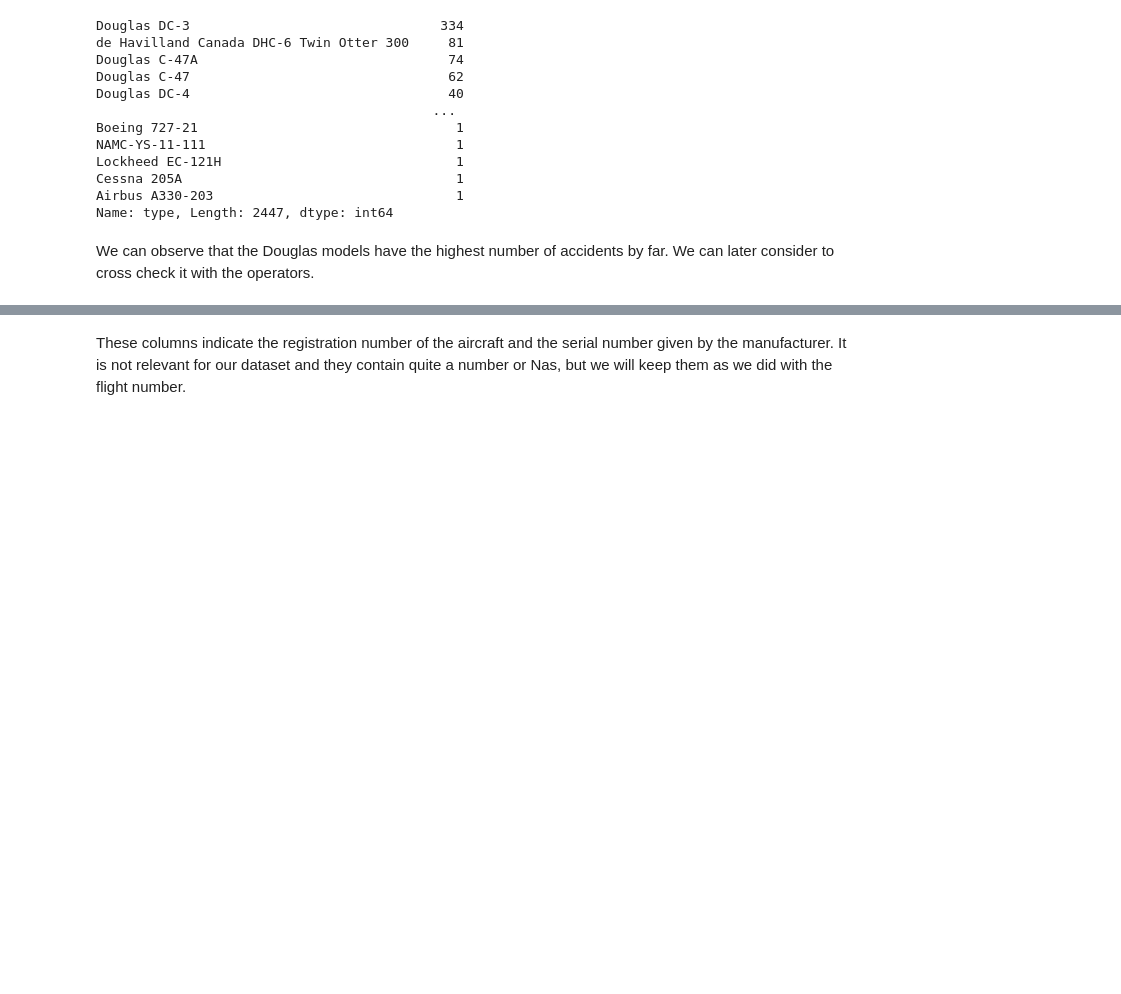
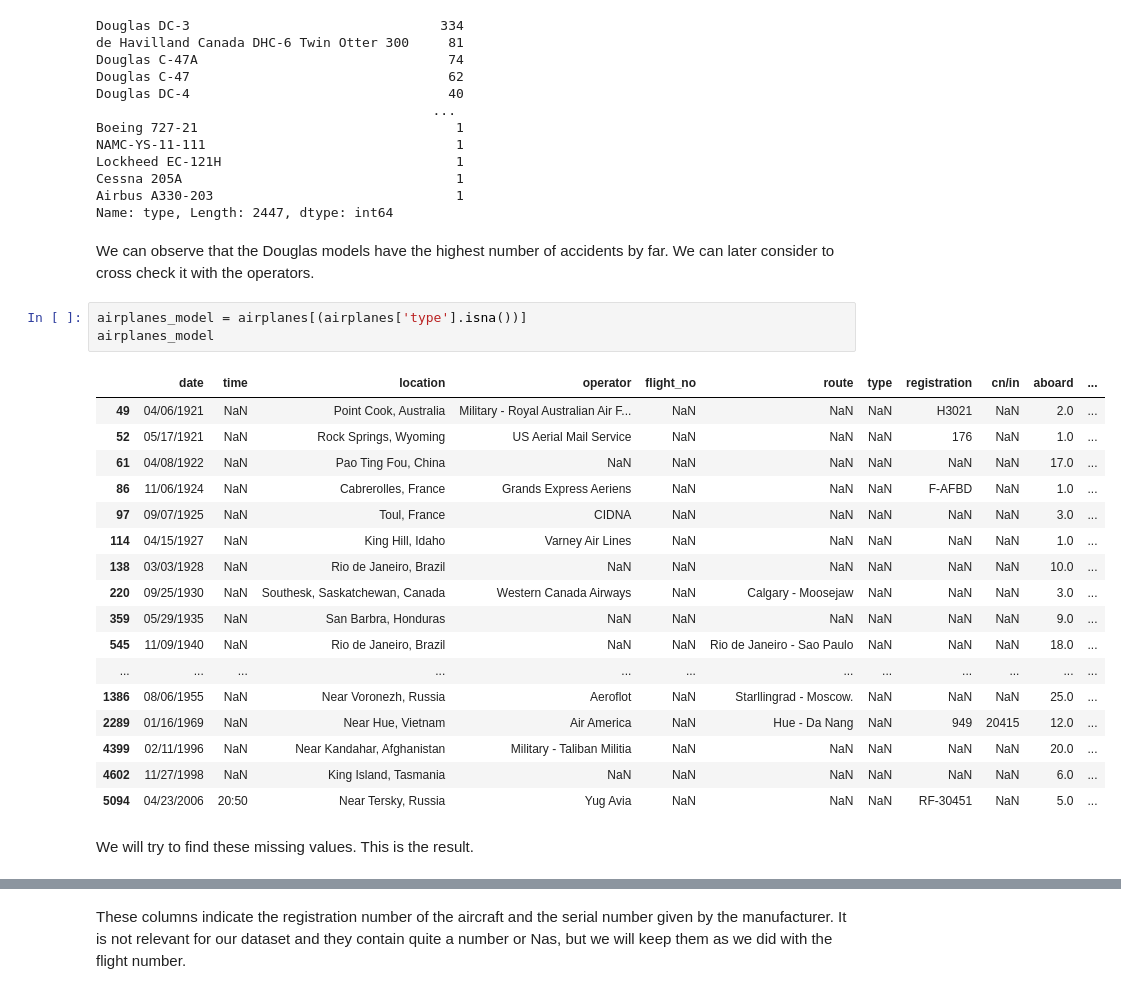
Before and after one commit to jcjv86/mid_bootcamp_project, a Jupyter notebook: notebooks/exploratory_notebook.ipynb, the cells around one changed output, grey strips where cells are left out. Drawn from its saved outputs; the diff is of its cells as text; blank space fills up the shorter version.

```diff
--- a/notebooks/exploratory_notebook.ipynb
+++ b/notebooks/exploratory_notebook.ipynb
@@ -170,3 +184,26 @@ Airbus A330-203                               1
 Name: type, Length: 2447, dtype: int64
 # %% [markdown]
 We can observe that the Douglas models have the highest number of accidents by far. We can later consider to cross check it with the operators.
+# %%
+airplanes_model = airplanes[(airplanes['type'].isna())]
+airplanes_model
+# %% [output]
+|  | date | time | location | operator | flight_no | route | type | registration | cn/in | aboard | ... |
+| 49 | 04/06/1921 | NaN | Point Cook, Australia | Military - Royal Australian Air F... | NaN | NaN | NaN | H3021 | NaN | 2.0 | ... |
+| 52 | 05/17/1921 | NaN | Rock Springs, Wyoming | US Aerial Mail Service | NaN | NaN | NaN | 176 | NaN | 1.0 | ... |
+| 61 | 04/08/1922 | NaN | Pao Ting Fou, China | NaN | NaN | NaN | NaN | NaN | NaN | 17.0 | ... |
+| 86 | 11/06/1924 | NaN | Cabrerolles, France | Grands Express Aeriens | NaN | NaN | NaN | F-AFBD | NaN | 1.0 | ... |
+| 97 | 09/07/1925 | NaN | Toul, France | CIDNA | NaN | NaN | NaN | NaN | NaN | 3.0 | ... |
+| 114 | 04/15/1927 | NaN | King Hill, Idaho | Varney Air Lines | NaN | NaN | NaN | NaN | NaN | 1.0 | ... |
+| 138 | 03/03/1928 | NaN | Rio de Janeiro, Brazil | NaN | NaN | NaN | NaN | NaN | NaN | 10.0 | ... |
+| 220 | 09/25/1930 | NaN | Southesk, Saskatchewan, Canada | Western Canada Airways | NaN | Calgary - Moosejaw | NaN | NaN | NaN | 3.0 | ... |
+| 359 | 05/29/1935 | NaN | San Barbra, Honduras | NaN | NaN | NaN | NaN | NaN | NaN | 9.0 | ... |
+| 545 | 11/09/1940 | NaN | Rio de Janeiro, Brazil | NaN | NaN | Rio de Janeiro - Sao Paulo | NaN | NaN | NaN | 18.0 | ... |
+| ... | ... | ... | ... | ... | ... | ... | ... | ... | ... | ... | ... |
+| 1386 | 08/06/1955 | NaN | Near Voronezh, Russia | Aeroflot | NaN | Starllingrad - Moscow. | NaN | NaN | NaN | 25.0 | ... |
+| 2289 | 01/16/1969 | NaN | Near Hue, Vietnam | Air America | NaN | Hue - Da Nang | NaN | 949 | 20415 | 12.0 | ... |
+| 4399 | 02/11/1996 | NaN | Near Kandahar, Afghanistan | Military - Taliban Militia | NaN | NaN | NaN | NaN | NaN | 20.0 | ... |
+| 4602 | 11/27/1998 | NaN | King Island, Tasmania | NaN | NaN | NaN | NaN | NaN | NaN | 6.0 | ... |
+| 5094 | 04/23/2006 | 20:50 | Near Tersky, Russia | Yug Avia | NaN | NaN | NaN | RF-30451 | NaN | 5.0 | ... |
+# %% [markdown]
+We will try to find these missing values. This is the result.
```
Also changed, not shown: parts of 74 cells of this notebook, 1 other file.
